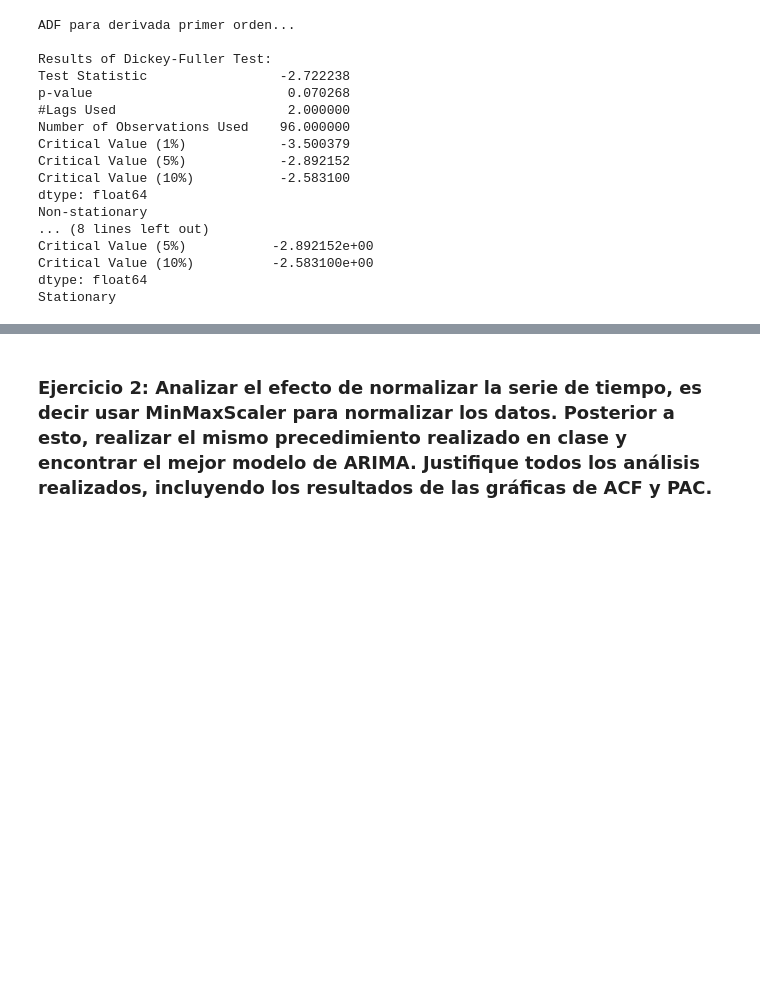
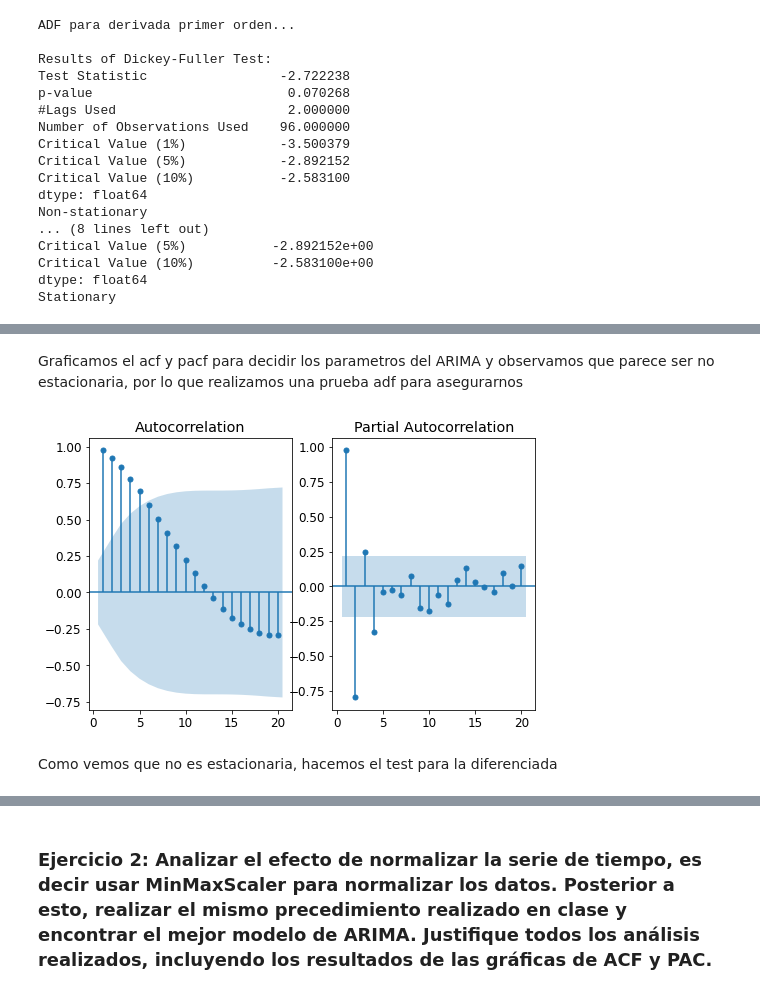
Before and after one commit to paucardenasg/ProyectoConjunto_PDC-RDENAS_RGALLARDO, a Jupyter notebook: Tarea_2.ipynb, the cells around one changed output, grey strips where cells are left out. Cells and saved outputs as stored; diff of their text form; code cells hidden in the pictures; blank space fills up the shorter version.

```diff
--- a/Tarea_2.ipynb
+++ b/Tarea_2.ipynb
@@ -256,0 +286,9 @@ Código de solución estudiante 2
+# %% [markdown]
+Graficamos el acf y pacf para decidir los parametros del ARIMA y observamos que parece ser no estacionaria, por lo que realizamos una prueba adf para asegurarnos
+# %%
+# Escoger parámetros de ARIMA
+plot_acf_pacf(train)
+# %% [output]
+[figure, added]
+# %% [markdown]
+Como vemos que no es estacionaria, hacemos el test para la diferenciada
```
Also changed, not shown: parts of 87 cells of this notebook.
